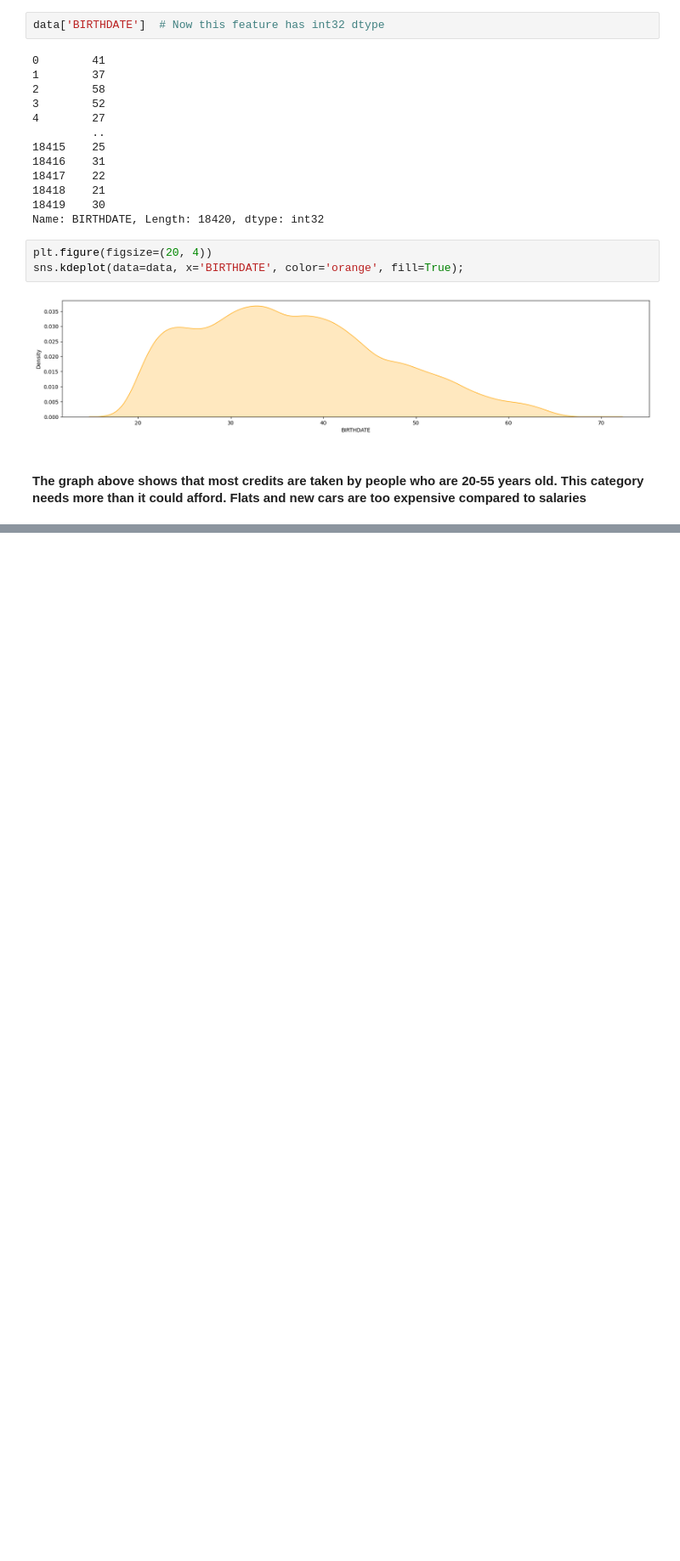
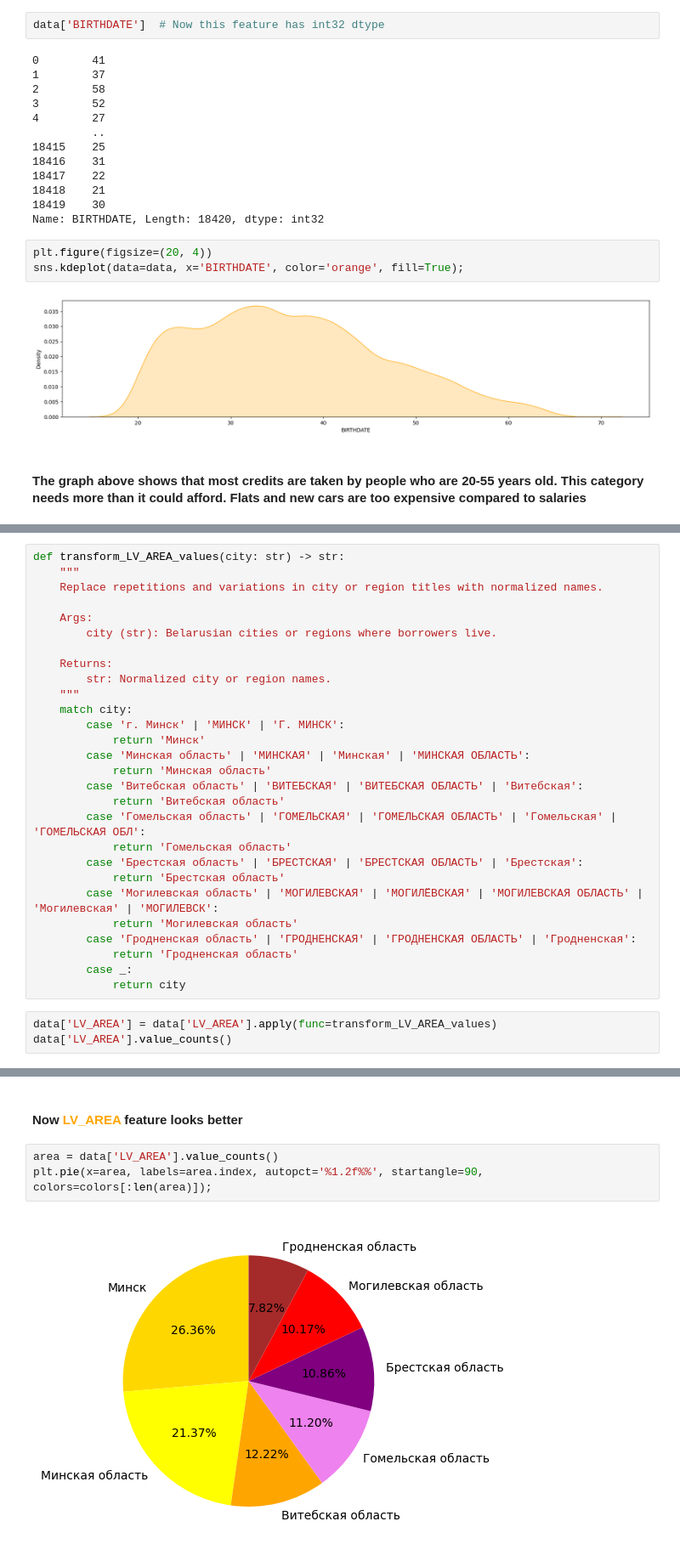
Before and after one commit to Ultraluxe25/BNB-Data-Scientist, a Jupyter notebook: kapturov_bnb.ipynb, the cells around one changed output, grey strips where cells are left out. Shown: that part at 85% size. Drawn from its saved outputs; the diff is of its cells as text; blank space fills up the shorter version.

```diff
--- a/kapturov_bnb.ipynb
+++ b/kapturov_bnb.ipynb
@@ -225,0 +366,31 @@ sns.kdeplot(data=data, x='BIRTHDATE', color='orange', fill=True);
+# %%
+def transform_LV_AREA_values(city: str) -> str:
+    """
+    Replace repetitions and variations in city or region titles with normalized names.
+
+    Args:
+        city (str): Belarusian cities or regions where borrowers live.
+
+    Returns:
+        str: Normalized city or region names.
+    """
+    match city:
+        case 'г. Минск' | 'МИНСК' | 'Г. МИНСК':
+            return 'Минск'
+        case 'Минская область' | 'МИНСКАЯ' | 'Минская' | 'МИНСКАЯ ОБЛАСТЬ':
+            return 'Минская область'
+        case 'Витебская область' | 'ВИТЕБСКАЯ' | 'ВИТЕБСКАЯ ОБЛАСТЬ' | 'Витебская':
+            return 'Витебская область'
+        case 'Гомельская область' | 'ГОМЕЛЬСКАЯ' | 'ГОМЕЛЬСКАЯ ОБЛАСТЬ' | 'Гомельская' | 'ГОМЕЛЬСКАЯ ОБЛ':
+            return 'Гомельская область'
+        case 'Брестская область' | 'БРЕСТСКАЯ' | 'БРЕСТСКАЯ ОБЛАСТЬ' | 'Брестская':
+            return 'Брестская область'
+        case 'Могилевская область' | 'МОГИЛЕВСКАЯ' | 'МОГИЛЁВСКАЯ' | 'МОГИЛЕВСКАЯ ОБЛАСТЬ' | 'Могилевская' | 'МОГИЛЕВСК':
+            return 'Могилевская область'
+        case 'Гродненская область' | 'ГРОДНЕНСКАЯ' | 'ГРОДНЕНСКАЯ ОБЛАСТЬ' | 'Гродненская':
+            return 'Гродненская область'
+        case _:
+            return city
+# %%
+data['LV_AREA'] = data['LV_AREA'].apply(func=transform_LV_AREA_values)
+data['LV_AREA'].value_counts()
@@ -225,0 +407,7 @@ sns.kdeplot(data=data, x='BIRTHDATE', color='orange', fill=True);
+# %% [markdown]
+#### Now <span style="color: orange">LV_AREA</span> feature looks better
+# %%
+area = data['LV_AREA'].value_counts()
+plt.pie(x=area, labels=area.index, autopct='%1.2f%%', startangle=90, colors=colors[:len(area)]);
+# %% [output]
+[figure, added]
```
Also changed, not shown: parts of 37 cells of this notebook.
